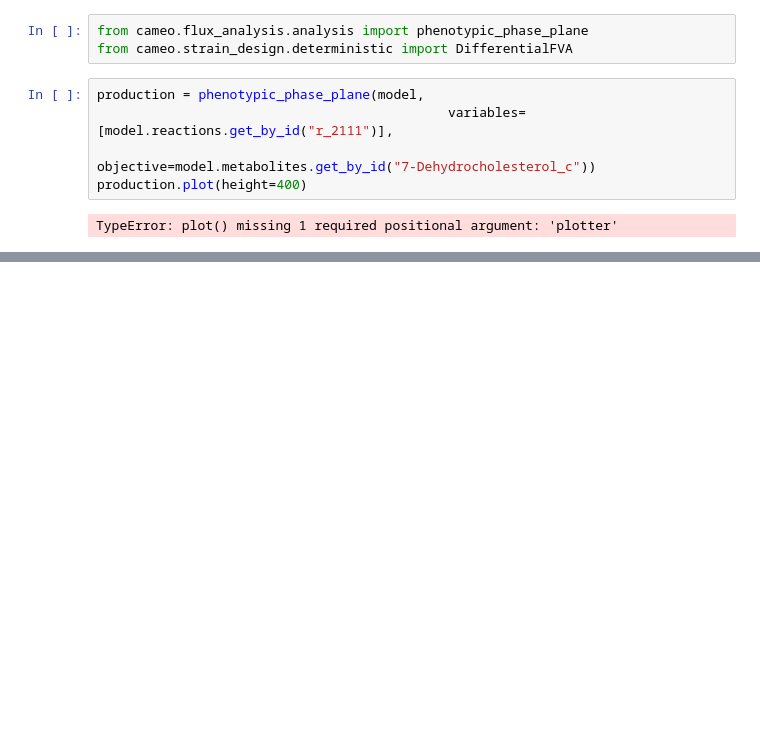
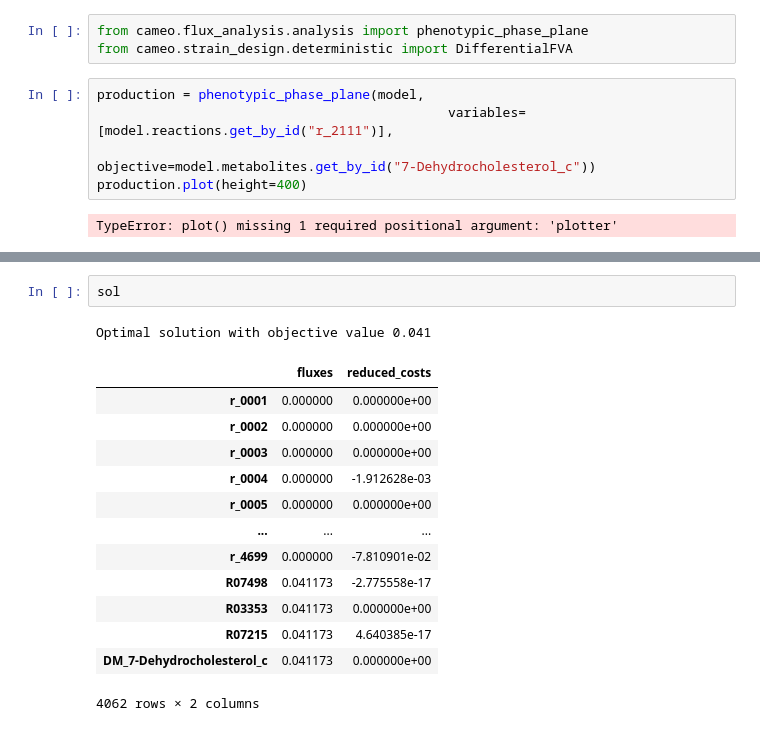
Before and after one commit to 27410/27410-2020-group-project-group-14-vitamin-d-production, a Jupyter notebook: Model_code_Yeast8.ipynb, the cells around one changed output, grey strips where cells are left out. Cells and saved outputs as stored; diff of their text form; blank space fills up the shorter version.

```diff
--- a/Model_code_Yeast8.ipynb
+++ b/Model_code_Yeast8.ipynb
@@ -399,0 +424,17 @@ TypeError: plot() missing 1 required positional argument: 'plotter'
+# %%
+sol
+# %% [output]
+Optimal solution with objective value 0.041
+|  | fluxes | reduced_costs |
+| r_0001 | 0.000000 | 0.000000e+00 |
+| r_0002 | 0.000000 | 0.000000e+00 |
+| r_0003 | 0.000000 | 0.000000e+00 |
+| r_0004 | 0.000000 | -1.912628e-03 |
+| r_0005 | 0.000000 | 0.000000e+00 |
+| ... | ... | ... |
+| r_4699 | 0.000000 | -7.810901e-02 |
+| R07498 | 0.041173 | -2.775558e-17 |
+| R03353 | 0.041173 | 0.000000e+00 |
+| R07215 | 0.041173 | 4.640385e-17 |
+| DM_7-Dehydrocholesterol_c | 0.041173 | 0.000000e+00 |
+4062 rows × 2 columns
```
Also changed, not shown: parts of 54 cells of this notebook, 3 other files.
